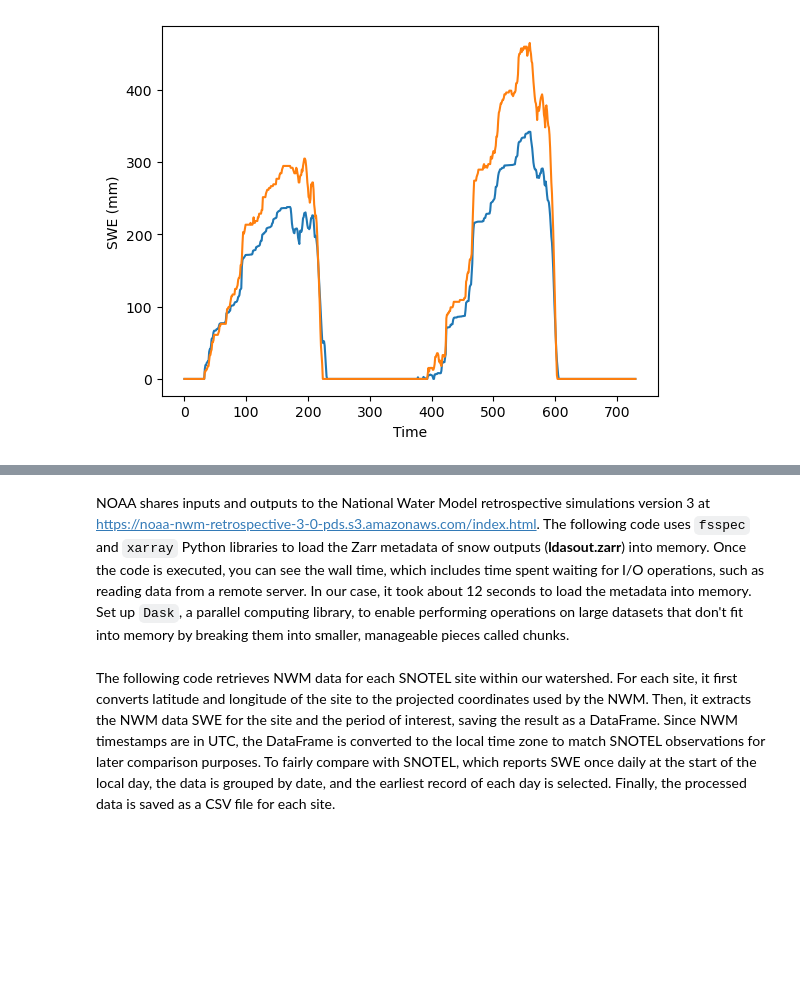
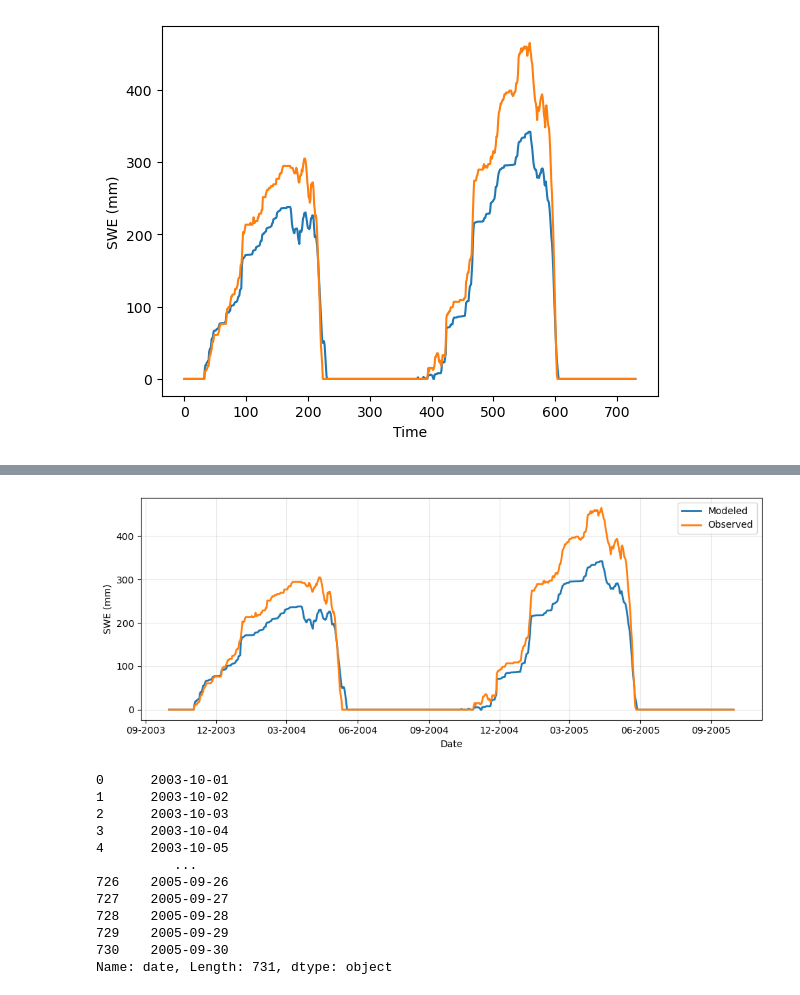
Before and after one commit to hydroframe/cssi_evaluation, a Jupyter notebook: examples/notebooks/snow/01_HydroData_collection.ipynb, the cells around one changed output, grey strips where cells are left out. Drawn from its saved outputs; the diff is of its cells as text; code cells hidden in the pictures; blank space fills up the shorter version.

```diff
--- a/examples/notebooks/snow/01_HydroData_collection.ipynb
+++ b/examples/notebooks/snow/01_HydroData_collection.ipynb
@@ -248,7 +209,10 @@ data_df = hf.get_point_data(dataset="snotel", variable="swe", temporal_resolutio
                          #polygon=watershed_bbox, polygon_crs=watershed_crs)
 
 # save
-data_df.to_csv(f'./{OBS_OutputFolder}/df_{huc8_watershed_record["name"]}_{huc8_watershed_record["huc8"]}_SNOTEL.csv', index=False)
+data_df.to_csv(f'./{OBS_OutputFolder}/df_{huc8_record["name"]}_{huc8_record["huc8"]}_SNOTEL.csv', index=False)
+
+# Ensure date column is datetime
+data_df["date"] = pd.to_datetime(data_df["date"])
 
 # View first five records
 data_df.head(5)
@@ -428,6 +322,12 @@ for idx, row in metadata_df.iterrows():
     # Convert to numeric in case hf returns lists or other types
     model_df[col_name] = np.squeeze(np.array(data))
 
+# Ensure date column is datetime
+model_df["date"] = pd.to_datetime(model_df["date"])
+
+# Save
+model_df.to_csv(f'./{MOD_OutputFolder}/df_{huc8_record["name"]}_{huc8_record["huc8"]}_PFCONUS1.csv', index=False)
+
 model_df
 # %% [output]
 |  | date | 380:CO:PFCONUS1 | 680:CO:PFCONUS1 |
@@ -501,2 +356,0 @@ EndDate
-# %% [markdown]
-NOAA shares inputs and outputs to the National Water Model retrospective simulations version 3 at <a href="https://noaa-nwm-retrospective-3-0-pds.s3.amazonaws.com/index.html" style="color: blue; background-color: snow;">https://noaa-nwm-retrospective-3-0-pds.s3.amazonaws.com/index.html</a>. The following code uses `fsspec` and `xarray` Python libraries to load the Zarr metadata of snow outputs (**ldasout.zarr**) into memory. Once the code is executed, you can see the wall time, which includes time spent waiting for I/O operations, such as reading data from a remote server. In our case, it took about 12 seconds to load the metadata into memory. Set up `Dask`, a parallel computing library, to enable performing operations on large datasets that don't fit into memory by breaking them into smaller, manageable pieces called chunks.
@@ -513,2 +356,0 @@ ds = xr.open_zarr(
-# %% [markdown]
-The following code retrieves NWM data for each SNOTEL site within our watershed. For each site, it first converts latitude and longitude of the site to the projected coordinates used by the NWM. Then, it extracts the NWM data SWE for the site and the period of interest, saving the result as a DataFrame. Since NWM timestamps are in UTC, the DataFrame is converted to the local time zone to match SNOTEL observations for later comparison purposes. To fairly compare with SNOTEL, which reports SWE once daily at the start of the local day, the data is grouped by date, and the earliest record of each day is selected. Finally, the processed data is saved as a CSV file for each site.
@@ -555,0 +357,38 @@ for i in range(0, gdf_in_bbox.shape[0]):
+# %%
+import matplotlib.pyplot as plt
+import matplotlib.dates as mdates
+
+fig, ax = plt.subplots(figsize=(10, 4))
+
+ax.plot(data_df["date"], model_df["380:CO:PFCONUS1"], label="Modeled", linewidth=2)
+
+ax.plot(data_df["date"], data_df["380:CO:SNTL"], label="Observed", linewidth=2)
+
+ax.set_xlabel("Date")
+ax.set_ylabel("SWE (mm)")
+
+# Date formatting for x-axis
+ax.xaxis.set_major_locator(mdates.MonthLocator(interval=3))
+ax.xaxis.set_major_formatter(mdates.DateFormatter('%m-%Y'))
+
+ax.legend()
+ax.grid(True, alpha=0.3)
+
+plt.tight_layout()
+# %% [output]
+[figure, added]
+# %%
+data_df["date"]
+# %% [output]
+0      2003-10-01
+1      2003-10-02
+2      2003-10-03
+3      2003-10-04
+4      2003-10-05
+          ...
+726    2005-09-26
+727    2005-09-27
+728    2005-09-28
+729    2005-09-29
+730    2005-09-30
+Name: date, Length: 731, dtype: object
```
Also changed, not shown: parts of 64 cells of this notebook, 17 other files.
